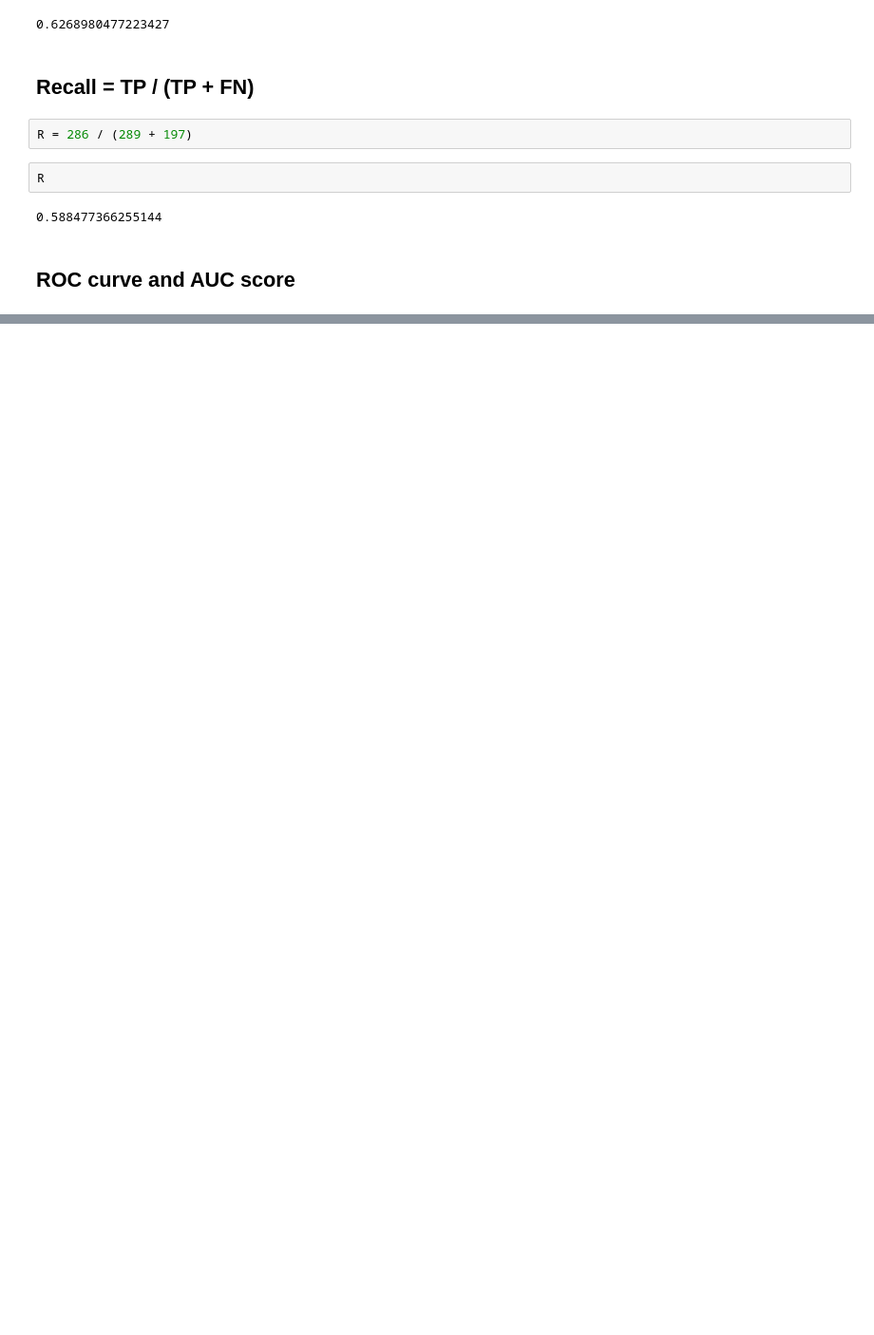
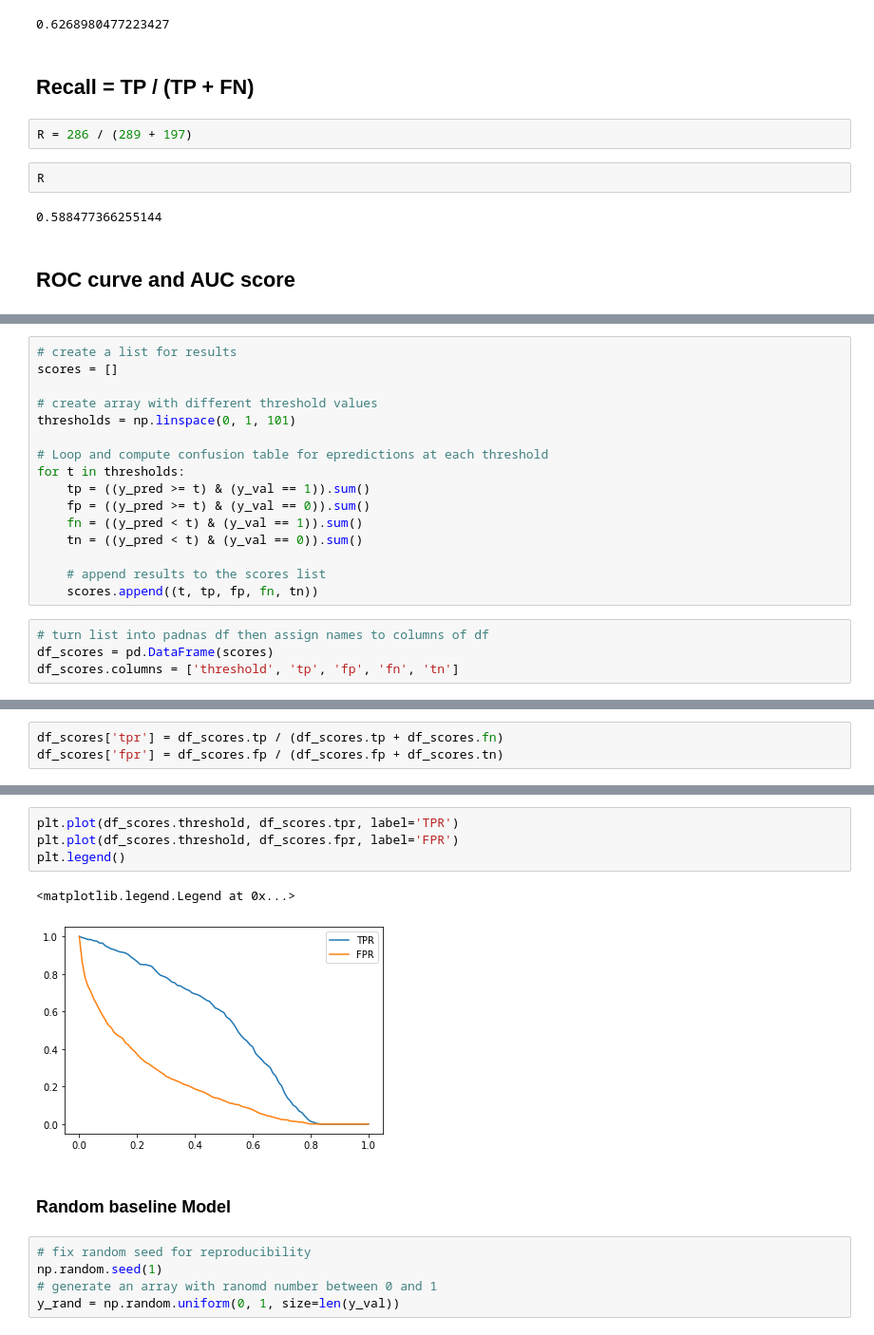
Before and after one commit to RyanJTalbot/bookcamp, a Jupyter notebook: Book Camp/ch.3and4/churn.ipynb, the cells around one changed output, grey strips where cells are left out. Shown at 95% size. Saved outputs shown, nothing was run; the diff lists cells and outputs as text; blank space fills up the shorter version.

```diff
--- a/Book Camp/ch.3and4/churn.ipynb
+++ b/Book Camp/ch.3and4/churn.ipynb
@@ -711,0 +722,20 @@ True
+# %%
+# create a list for results
+scores = []
+
+# create array with different threshold values
+thresholds = np.linspace(0, 1, 101)
+
+# Loop and compute confusion table for epredictions at each threshold
+for t in thresholds:
+    tp = ((y_pred >= t) & (y_val == 1)).sum()
+    fp = ((y_pred >= t) & (y_val == 0)).sum()
+    fn = ((y_pred < t) & (y_val == 1)).sum()
+    tn = ((y_pred < t) & (y_val == 0)).sum()
+
+    # append results to the scores list
+    scores.append((t, tp, fp, fn, tn))
+# %%
+# turn list into padnas df then assign names to columns of df
+df_scores = pd.DataFrame(scores)
+df_scores.columns = ['threshold', 'tp', 'fp', 'fn', 'tn']
@@ -711,0 +758,3 @@ True
+# %%
+df_scores['tpr'] = df_scores.tp / (df_scores.tp + df_scores.fn)
+df_scores['fpr'] = df_scores.fp / (df_scores.fp + df_scores.tn)
@@ -711,0 +776,14 @@ True
+# %%
+plt.plot(df_scores.threshold, df_scores.tpr, label='TPR')
+plt.plot(df_scores.threshold, df_scores.fpr, label='FPR')
+plt.legend()
+# %% [output]
+<matplotlib.legend.Legend at 0x...>
+[figure, added]
+# %% [markdown]
+### Random baseline Model
+# %%
+# fix random seed for reproducibility
+np.random.seed(1)
+# generate an array with ranomd number between 0 and 1
+y_rand = np.random.uniform(0, 1, size=len(y_val))
```
Also changed, not shown: parts of 8 cells of this notebook.
